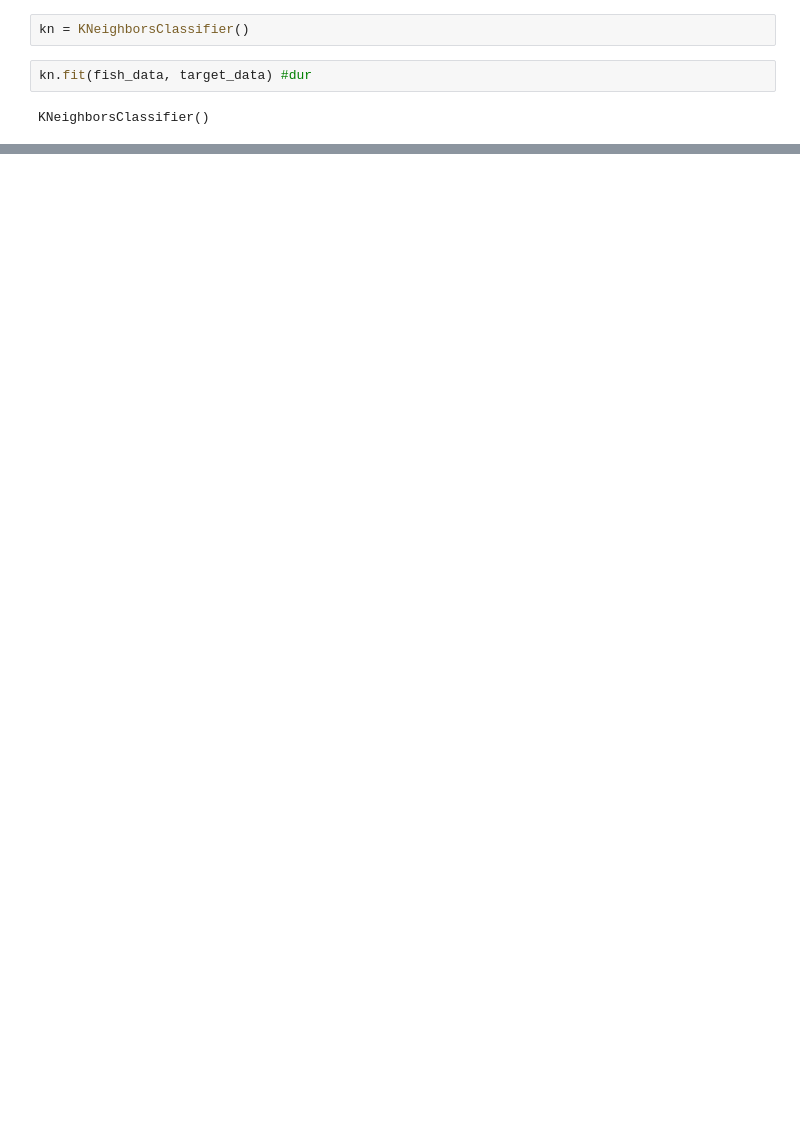
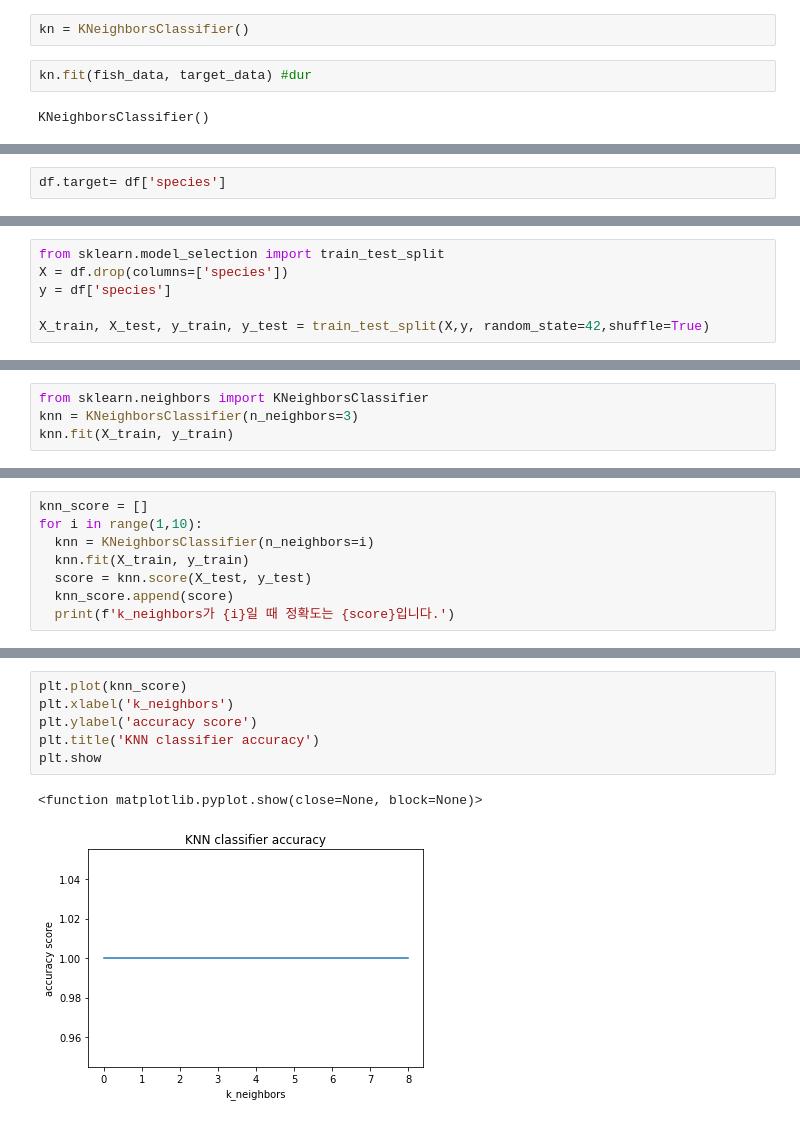
Before and after one commit to basquuu/ML, a Jupyter notebook: fish.ipynb, the cells around one changed output, grey strips where cells are left out. Saved outputs shown, nothing was run; the diff lists cells and outputs as text; blank space fills up the shorter version.

```diff
--- a/fish.ipynb
+++ b/fish.ipynb
@@ -117,0 +190,2 @@ KNeighborsClassifier()
+# %%
+df.target= df['species']
@@ -117,0 +200,6 @@ KNeighborsClassifier()
+# %%
+from sklearn.model_selection import train_test_split
+X = df.drop(columns=['species'])
+y = df['species']
+
+X_train, X_test, y_train, y_test = train_test_split(X,y, random_state=42,shuffle=True)
@@ -117,0 +222,4 @@ KNeighborsClassifier()
+# %%
+from sklearn.neighbors import KNeighborsClassifier
+knn = KNeighborsClassifier(n_neighbors=3)
+knn.fit(X_train, y_train)
@@ -117,0 +242,8 @@ KNeighborsClassifier()
+# %%
+knn_score = []
+for i in range(1,10):
+  knn = KNeighborsClassifier(n_neighbors=i)
+  knn.fit(X_train, y_train)
+  score = knn.score(X_test, y_test)
+  knn_score.append(score)
+  print(f'k_neighbors가 {i}일 때 정확도는 {score}입니다.')
@@ -117,0 +260,9 @@ KNeighborsClassifier()
+# %%
+plt.plot(knn_score)
+plt.xlabel('k_neighbors')
+plt.ylabel('accuracy score')
+plt.title('KNN classifier accuracy')
+plt.show
+# %% [output]
+<function matplotlib.pyplot.show(close=None, block=None)>
+[figure, added]
```
Also changed, not shown: parts of 24 cells of this notebook, 4 other files.
